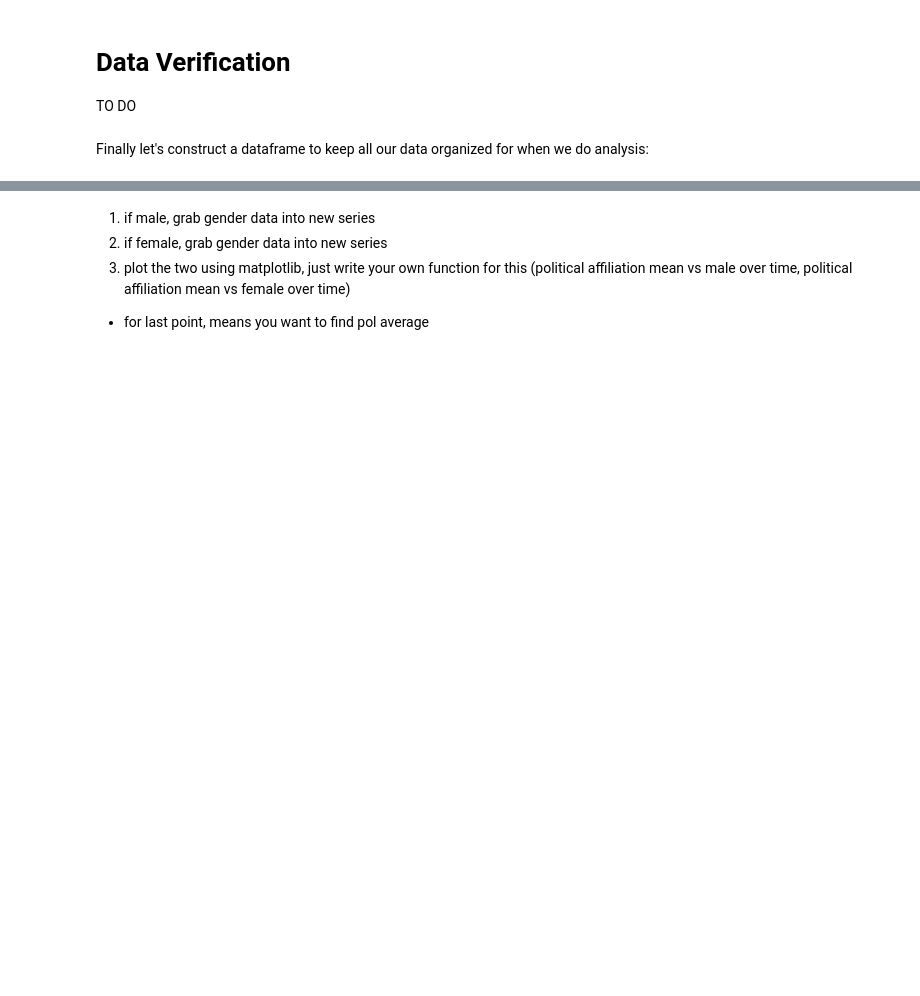
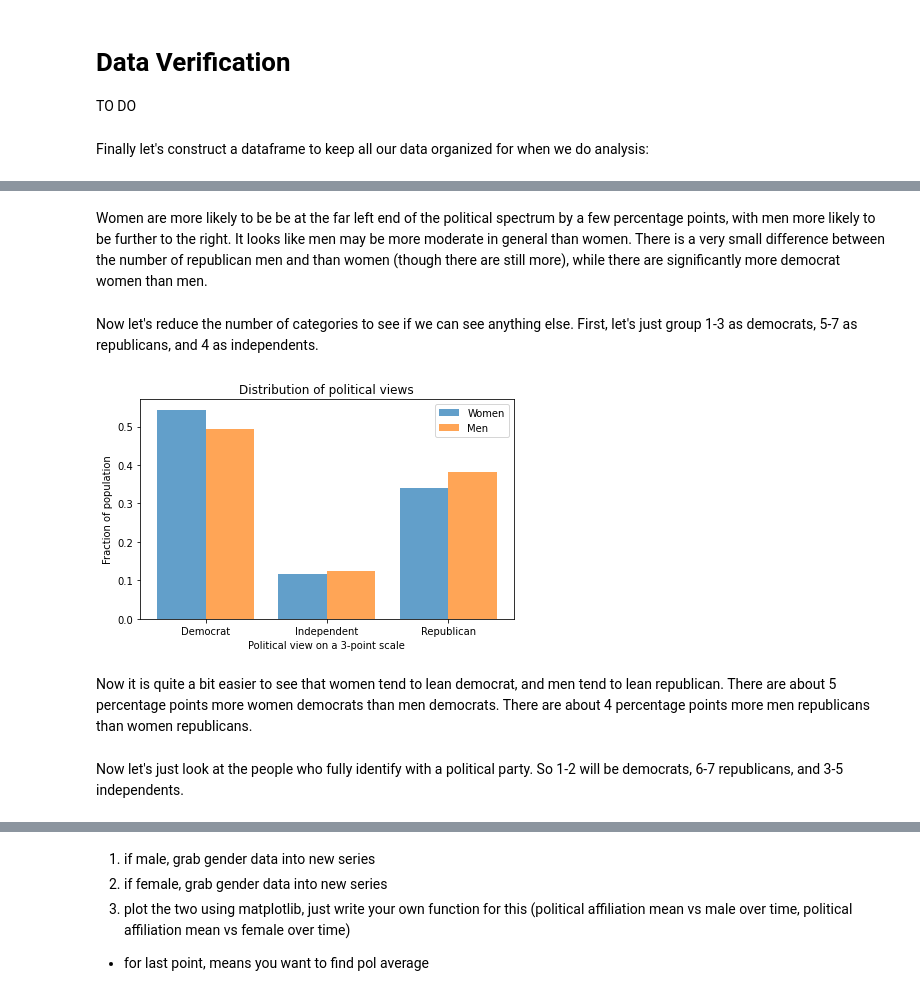
Before and after one commit to mstites/parentPoliticalCorr, a Jupyter notebook: project.ipynb, the cells around one changed output, grey strips where cells are left out. Saved outputs shown, nothing was run; the diff lists cells and outputs as text; code cells hidden in the pictures; blank space fills up the shorter version.

```diff
--- a/project.ipynb
+++ b/project.ipynb
@@ -299,0 +380,20 @@ To start, just looking at how individual variables correlate with political affi
+# %% [markdown]
+Women are more likely to be be at the far left end of the political spectrum by a few percentage points, with men more likely to be further to the right. It looks like men may be more moderate in general than women. There is a very small difference between the number of republican men and than women (though there are still more), while there are significantly more democrat women than men.
+# %% [markdown]
+Now let's reduce the number of categories to see if we can see anything else. First, let's just group 1-3 as democrats, 5-7 as republicans, and 4 as independents.
+# %%
+remap = {1: 1, 2: 1, 3: 1,
+         4: 2,
+         5: 3, 6: 3, 7: 3}
+
+female2 = female.replace(remap)
+male2 = male.replace(remap)
+# %%
+pmfComparison([female2, male2], tick_label = ['Democrat', 'Independent', 'Republican'])
+decorate(xlabel='Political view on a 3-point scale',ylabel='Fraction of population', title='Distribution of political views')
+# %% [output]
+[figure, added]
+# %% [markdown]
+Now it is quite a bit easier to see that women tend to lean democrat, and men tend to lean republican. There are about 5 percentage points more women democrats than men democrats. There are about 4 percentage points more men republicans than women republicans.
+# %% [markdown]
+Now let's just look at the people who fully identify with a political party. So 1-2 will be democrats, 6-7 republicans, and 3-5 independents.
```
Also changed, not shown: parts of 40 cells of this notebook.
